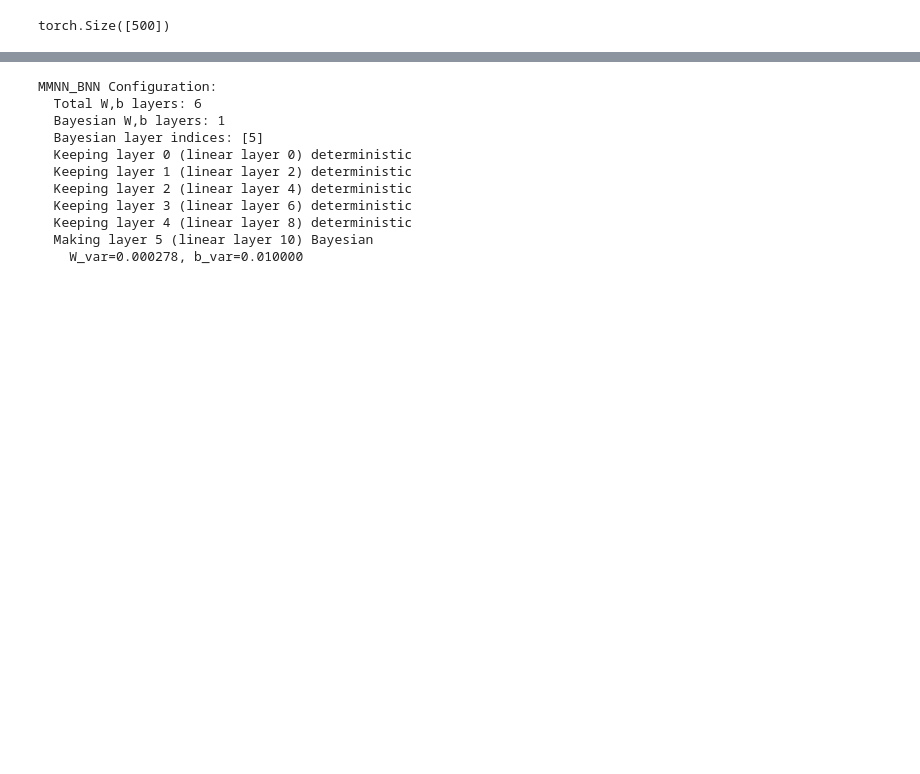
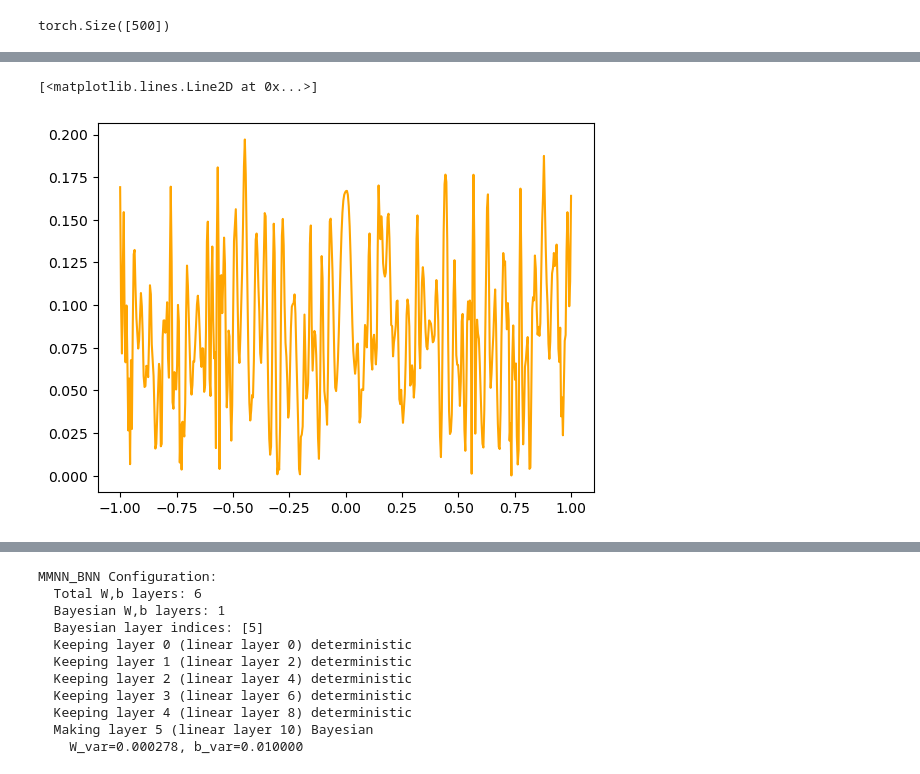
Before and after one commit to SebasGutHdz/MMNN, a Jupyter notebook: mmnn_bnn.ipynb, the cells around one changed output, grey strips where cells are left out. Saved outputs shown, nothing was run; the diff lists cells and outputs as text; code cells hidden in the pictures; blank space fills up the shorter version.

```diff
--- a/mmnn_bnn.ipynb
+++ b/mmnn_bnn.ipynb
@@ -232,0 +229,5 @@ pred_mean, pred_std, lower, upper = model_uq.compute_uncertainty(x_val.unsqueeze
+# %%
+plt.plot(x_val.cpu().flatten(),torch.abs(y_val.cpu()-pred_mean.cpu().flatten()), label='Absolute Error', color='orange')
+# %% [output]
+[<matplotlib.lines.Line2D at 0x...>]
+[figure, added]
```
Also changed, not shown: parts of 10 cells of this notebook, 4 other files.
